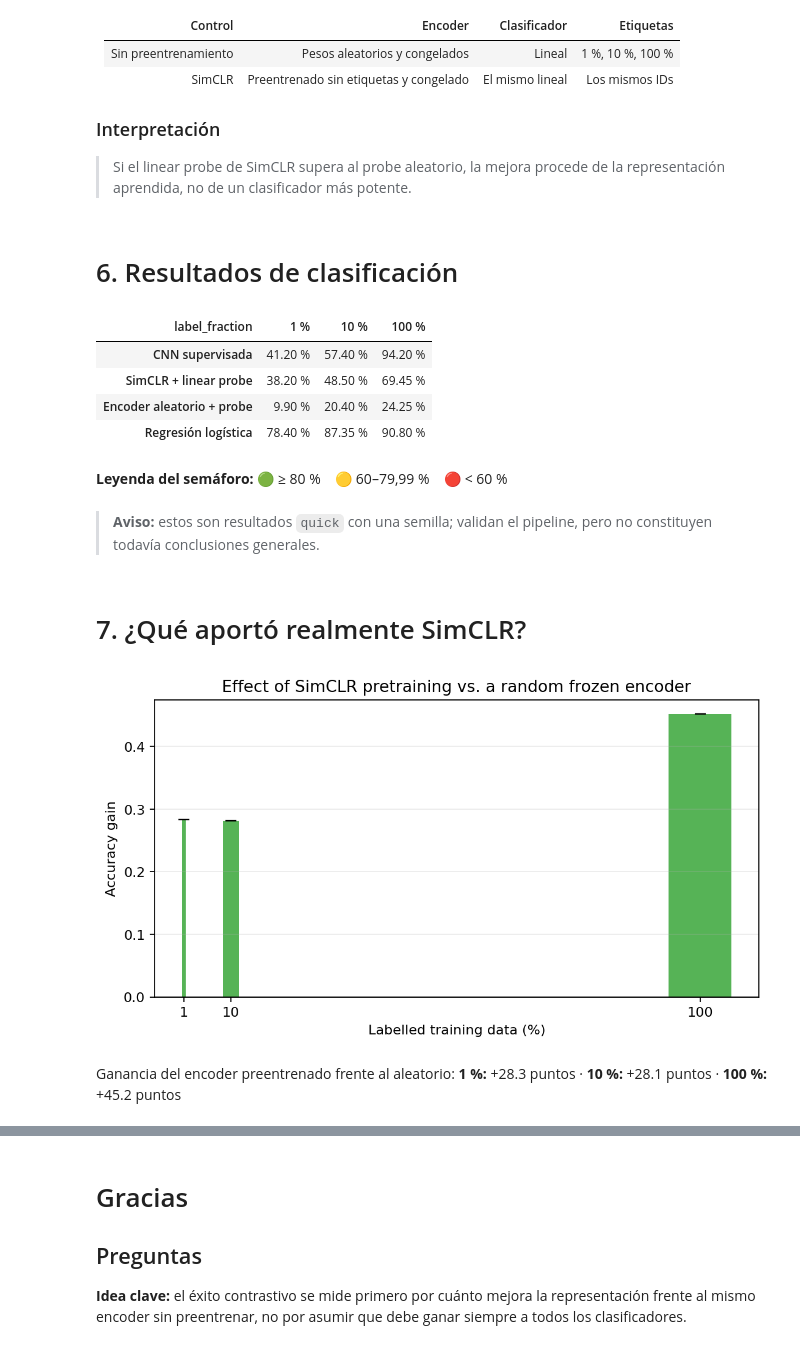
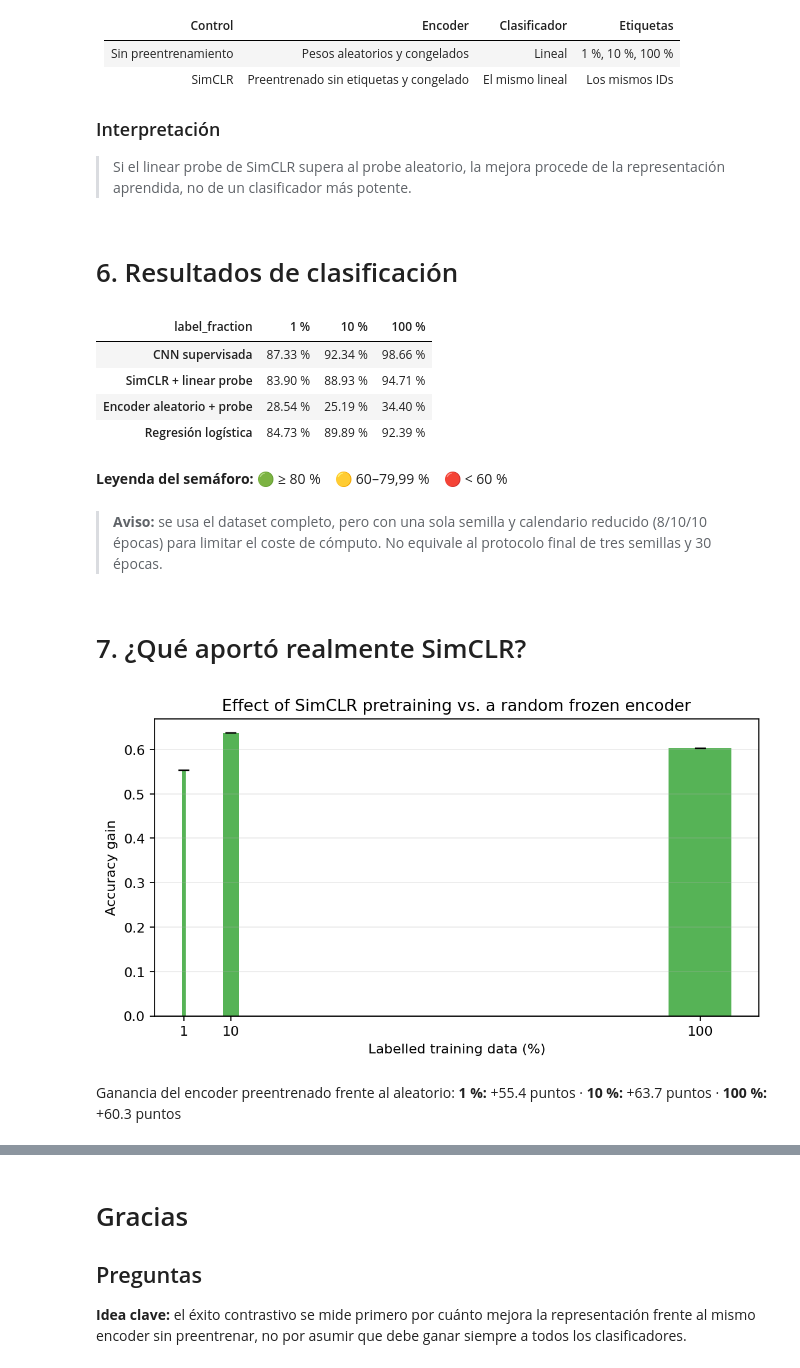
Before and after one commit to ML-ENI/Contrastive-learning, a Jupyter notebook: notebooks/presentation_contrastive_learning_mnist.ipynb, the cells around one changed output, grey strips where cells are left out. Drawn from its saved outputs; the diff is of its cells as text; code cells hidden in the pictures.

```diff
--- a/notebooks/presentation_contrastive_learning_mnist.ipynb
+++ b/notebooks/presentation_contrastive_learning_mnist.ipynb
@@ -21,9 +21,15 @@ ROOT = Path.cwd()
 if not (ROOT / 'src').exists() and (ROOT.parent / 'src').exists():
     ROOT = ROOT.parent
 assert (ROOT / 'src').exists(), 'Abre este notebook desde el repositorio.'
-# Esta versión es una demo reproducible y muestra siempre los resultados quick.
-MODE = 'quick'
-OUT = ROOT / 'outputs' / MODE
+# Usa el experimento completo reducido cuando haya terminado; mientras tanto, conserva quick.
+FULL_REDUCED = ROOT / 'outputs' / 'full_reduced'
+manifest_path = FULL_REDUCED / 'run_manifest.json'
+full_reduced_complete = False
+if manifest_path.exists():
+    manifest = json.loads(manifest_path.read_text())
+    full_reduced_complete = manifest.get('status') == 'complete' and (FULL_REDUCED / 'metrics.csv').exists()
+OUT = FULL_REDUCED if full_reduced_complete else ROOT / 'outputs' / 'quick'
+PROFILE = 'full_reduced' if full_reduced_complete else 'quick'
 FIG = OUT / 'figures'
 metrics = pd.read_csv(OUT / 'metrics.csv')
 display(HTML('''<style>
@@ -228,28 +236,30 @@ Comparamos dos encoders con **la misma arquitectura**:
 # %%
 display(Markdown('# 6. Resultados de clasificación'))
 order = ['Supervised CNN', 'SimCLR linear probe', 'Random encoder probe', 'Logistic regression']
 table = metrics.pivot(index='method', columns='label_fraction', values='accuracy').reindex(order)
 table = (100 * table).rename(columns={0.01:'1 %', 0.1:'10 %', 1.0:'100 %'})
 table.index = ['CNN supervisada', 'SimCLR + linear probe', 'Encoder aleatorio + probe', 'Regresión logística']
 def semaphore(value):
     if value >= 80:
         return 'background-color: #cfe8d6; color: #174b2b; font-weight: 700'
     if value >= 60:
         return 'background-color: #fae9a9; color: #674f00; font-weight: 700'
     return 'background-color: #f4cfcc; color: #762c28; font-weight: 700'
 display(table.style.format('{:.2f} %').map(semaphore))
 display(Markdown('**Leyenda del semáforo:** 🟢 ≥ 80 % &nbsp;&nbsp; 🟡 60–79,99 % &nbsp;&nbsp; 🔴 < 60 %'))
-if MODE == 'quick':
-    display(Markdown('> **Aviso:** estos son resultados `quick` con una semilla; validan el pipeline, pero no constituyen todavía conclusiones generales.'))
+if PROFILE == 'full_reduced':
+    display(Markdown('> **Aviso:** se usa el dataset completo, pero con una sola semilla y calendario reducido (8/10/10 épocas) para limitar el coste de cómputo. No equivale al protocolo final de tres semillas y 30 épocas.'))
+else:
+    display(Markdown('> **Aviso:** `outputs/full_reduced` aún no está completo; se muestran resultados `quick`. Al terminar la ejecución reducida y volver a ejecutar este notebook, cambiará automáticamente a `full_reduced`.'))
 # %% [output]
 # 6. Resultados de clasificación
 | label_fraction | 1 % | 10 % | 100 % |
-| CNN supervisada | 41.20 % | 57.40 % | 94.20 % |
-| SimCLR + linear probe | 38.20 % | 48.50 % | 69.45 % |
-| Encoder aleatorio + probe | 9.90 % | 20.40 % | 24.25 % |
-| Regresión logística | 78.40 % | 87.35 % | 90.80 % |
+| CNN supervisada | 87.33 % | 92.34 % | 98.66 % |
+| SimCLR + linear probe | 83.90 % | 88.93 % | 94.71 % |
+| Encoder aleatorio + probe | 28.54 % | 25.19 % | 34.40 % |
+| Regresión logística | 84.73 % | 89.89 % | 92.39 % |
 **Leyenda del semáforo:** 🟢 ≥ 80 % &nbsp;&nbsp; 🟡 60–79,99 % &nbsp;&nbsp; 🔴 < 60 %
-> **Aviso:** estos son resultados `quick` con una semilla; validan el pipeline, pero no constituyen todavía conclusiones generales.
+> **Aviso:** se usa el dataset completo, pero con una sola semilla y calendario reducido (8/10/10 épocas) para limitar el coste de cómputo. No equivale al protocolo final de tres semillas y 30 épocas.
 # %%
 display(Markdown('# 7. ¿Qué aportó realmente SimCLR?'))
 display(Image.open(FIG / 'simclr_pretraining_gain.png'))
@@ -260,8 +270,8 @@ parts = [f"**{int(frac*100)} %:** +{gain:.1f} puntos" for frac, gain in gains.it
 display(Markdown('Ganancia del encoder preentrenado frente al aleatorio:  ' + ' · '.join(parts)))
 # %% [output]
 # 7. ¿Qué aportó realmente SimCLR?
-[figure, old version]
+[figure, new version]
-Ganancia del encoder preentrenado frente al aleatorio:  **1 %:** +28.3 puntos · **10 %:** +28.1 puntos · **100 %:** +45.2 puntos
+Ganancia del encoder preentrenado frente al aleatorio:  **1 %:** +55.4 puntos · **10 %:** +63.7 puntos · **100 %:** +60.3 puntos
 # %%
 display(Markdown('# 8. Evidencia dentro del espacio de embeddings'))
 display(Image.open(FIG / 'positive_negative_similarity.png'))
```
Also changed, not shown: parts of 6 cells of this notebook, 46 other files.
